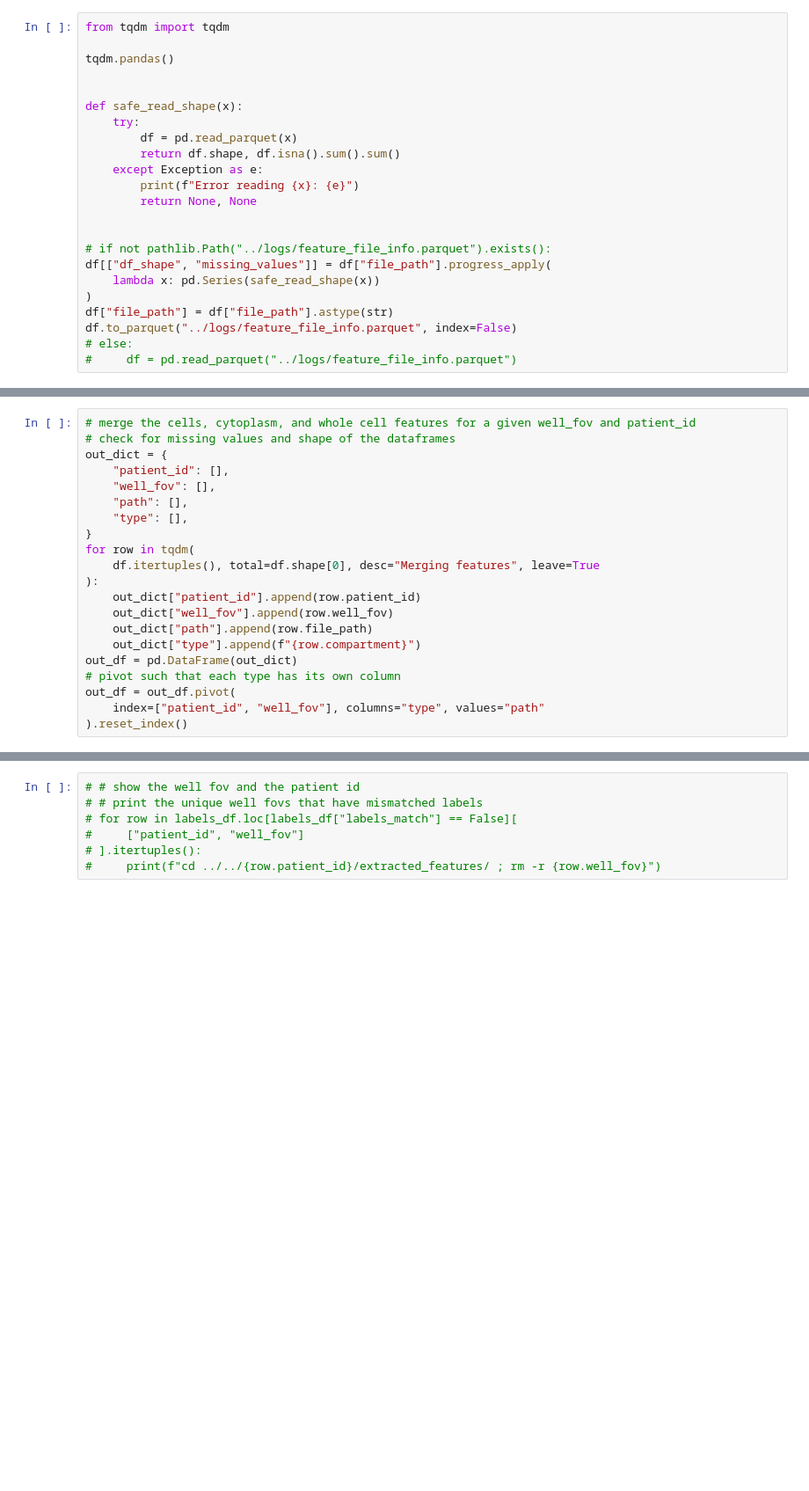
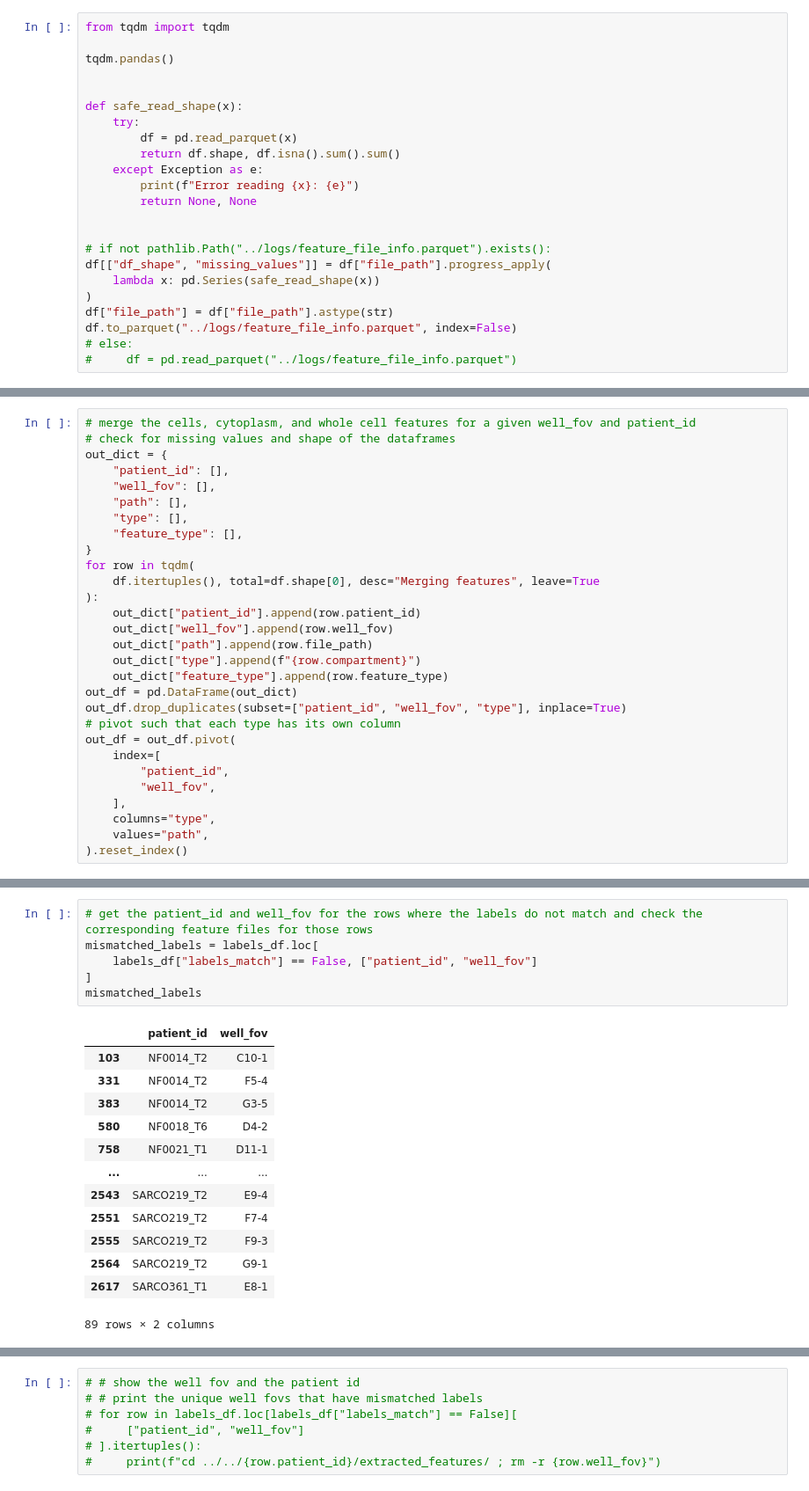
Before and after one commit to WayScience/NF1_3D_organoid_profiling_pipeline, a Jupyter notebook: 3.cellprofiling/notebooks/feature_sanity_checks.ipynb, the cells around one changed output, grey strips where cells are left out. Shown at 88% size. Cells and saved outputs as stored; diff of their text form; blank space fills up the shorter version.

```diff
--- a/3.cellprofiling/notebooks/feature_sanity_checks.ipynb
+++ b/3.cellprofiling/notebooks/feature_sanity_checks.ipynb
@@ -107,6 +122,7 @@ out_dict = {
     "well_fov": [],
     "path": [],
     "type": [],
+    "feature_type": [],
 }
 for row in tqdm(
     df.itertuples(), total=df.shape[0], desc="Merging features", leave=True
@@ -115,8 +131,15 @@ for row in tqdm(
     out_dict["well_fov"].append(row.well_fov)
     out_dict["path"].append(row.file_path)
     out_dict["type"].append(f"{row.compartment}")
+    out_dict["feature_type"].append(row.feature_type)
 out_df = pd.DataFrame(out_dict)
+out_df.drop_duplicates(subset=["patient_id", "well_fov", "type"], inplace=True)
 # pivot such that each type has its own column
 out_df = out_df.pivot(
-    index=["patient_id", "well_fov"], columns="type", values="path"
+    index=[
+        "patient_id",
+        "well_fov",
+    ],
+    columns="type",
+    values="path",
 ).reset_index()
@@ -169,0 +314,20 @@ labels_df.loc[labels_df["labels_match"] == False]
+# %%
+# get the patient_id and well_fov for the rows where the labels do not match and check the corresponding feature files for those rows
+mismatched_labels = labels_df.loc[
+    labels_df["labels_match"] == False, ["patient_id", "well_fov"]
+]
+mismatched_labels
+# %% [output]
+|  | patient_id | well_fov |
+| 103 | NF0014_T2 | C10-1 |
+| 331 | NF0014_T2 | F5-4 |
+| 383 | NF0014_T2 | G3-5 |
+| 580 | NF0018_T6 | D4-2 |
+| 758 | NF0021_T1 | D11-1 |
+| ... | ... | ... |
+| 2543 | SARCO219_T2 | E9-4 |
+| 2551 | SARCO219_T2 | F7-4 |
+| 2555 | SARCO219_T2 | F9-3 |
+| 2564 | SARCO219_T2 | G9-1 |
+| 2617 | SARCO361_T1 | E8-1 |
+89 rows × 2 columns
```
Also changed, not shown: parts of 8 cells of this notebook, 22 other files.
